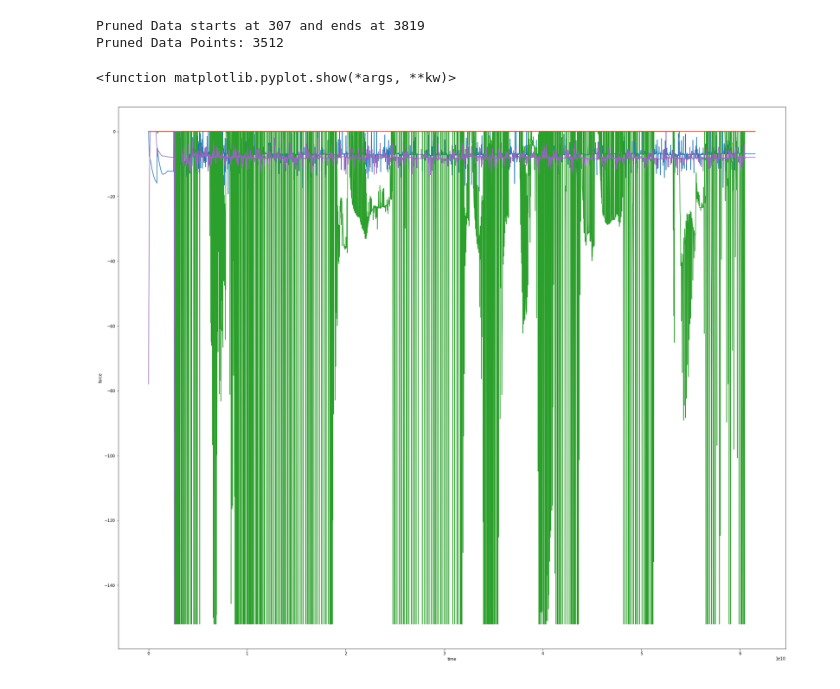
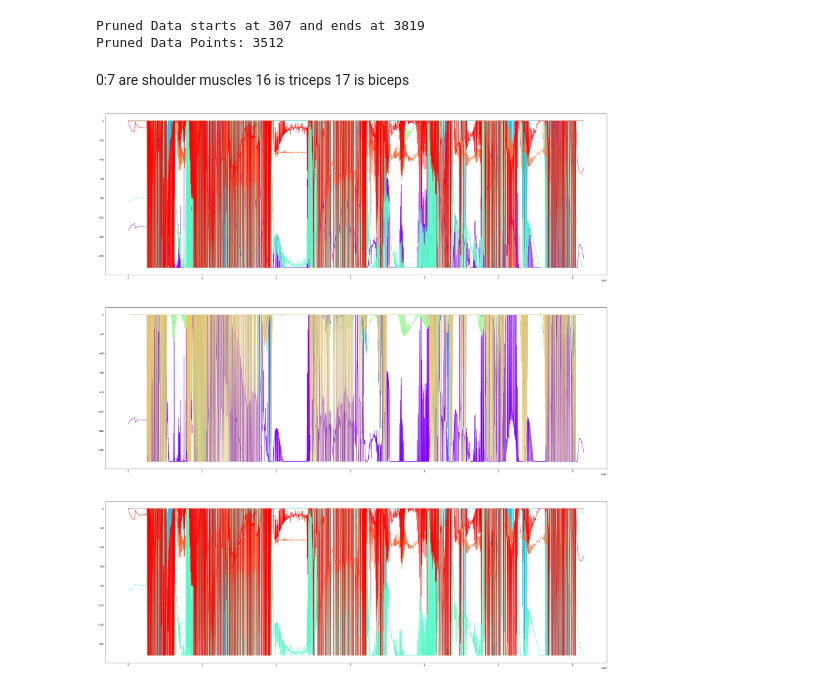
Before and after one commit to Roboy/mujoco_roboy, a Jupyter notebook: eval_data/plot_force_values.ipynb, the cells around one changed output. Cells and saved outputs as stored; diff of their text form; code cells hidden in the pictures.

Commit message:
better evaluation of tendon forces shoulder tendons 0:7 are plotted now
confusing: the values oscillate a lot.

```diff
--- a/eval_data/plot_force_values.ipynb
+++ b/eval_data/plot_force_values.ipynb
@@ -50,26 +56,40 @@ print("Pruned Data Points: %i" % pruneddatanr)
 # %% [output]
 Pruned Data starts at 307 and ends at 3819
 Pruned Data Points: 3512
+# %% [markdown]
+0:7 are shoulder muscles
+16 is triceps
+17 is biceps
+# %%
+shoulder_idx=[0,1,2,3,4,5,6,7]
 # %%
-fig = plt.gcf()
-fig.set_size_inches(30, 25)
-
-
 x = [m[0] for m in pruneddata]
 
 #start x axis with 0
 tmin = min([m[0] for m in pruneddata])
 x = [t - tmin for t in x]
-
-
-for r in range(15,20):
-    plt.plot(x,[n[1][r] for n in pruneddata])
-
-
-plt.ylabel('force')
-plt.xlabel('time')
-
-plt.show
-# %% [output]
-<function matplotlib.pyplot.show(*args, **kw)>
-[figure, removed]
+# %%
+#plot shoulder left
+#generate complementary colors
+shoulder_color_pairs=math.ceil(len(shoulder_idx)/2)
+shoulder_colors = cm.rainbow(np.linspace(0, 1, shoulder_color_pairs*2))
+shoulder_colors_sorted=[]
+for i in range(shoulder_color_pairs):
+    shoulder_colors_sorted.append(shoulder_colors[i])
+    shoulder_colors_sorted.append(shoulder_colors[i+shoulder_color_pairs])
+
+
+
+fig_shoulder, axs_shoulder = plt.subplots(3)
+fig_shoulder.set_size_inches(40, 15*3)
+
+for u in shoulder_idx:
+    axs_shoulder[0].plot(x,[n[1][u] for n in pruneddata],color=shoulder_colors_sorted[shoulder_idx.index(u)])
+
+for u in shoulder_idx[:4]:
+    axs_shoulder[1].plot(x,[n[1][u] for n in pruneddata],color=shoulder_colors_sorted[shoulder_idx.index(u)])
+
+for u in shoulder_idx[4:]:
+    axs_shoulder[2].plot(x,[n[1][u] for n in pruneddata],color=shoulder_colors_sorted[shoulder_idx.index(u)])
+# %% [output]
+[figure, added]
```
Also changed, not shown: parts of 4 cells of this notebook, 1 other file.
